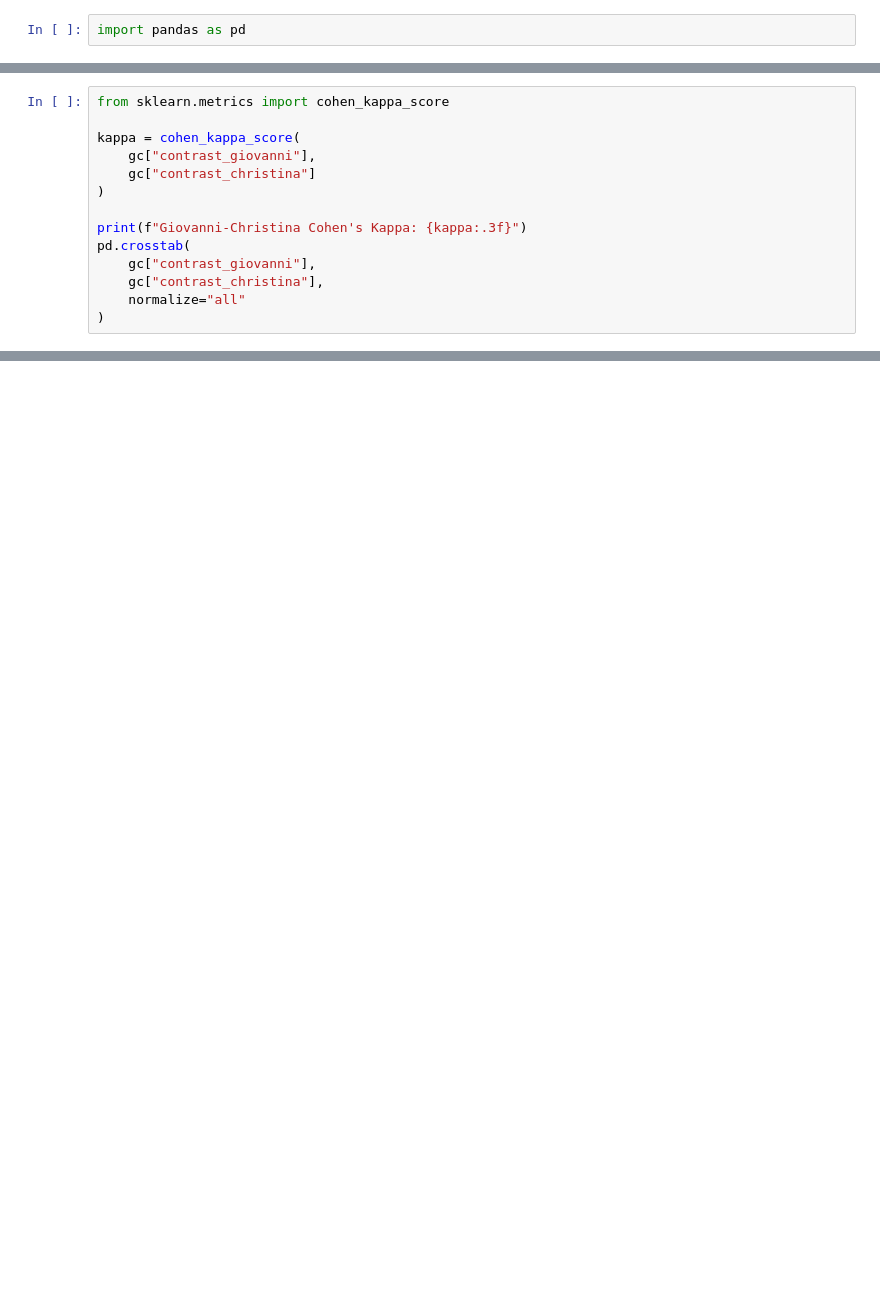
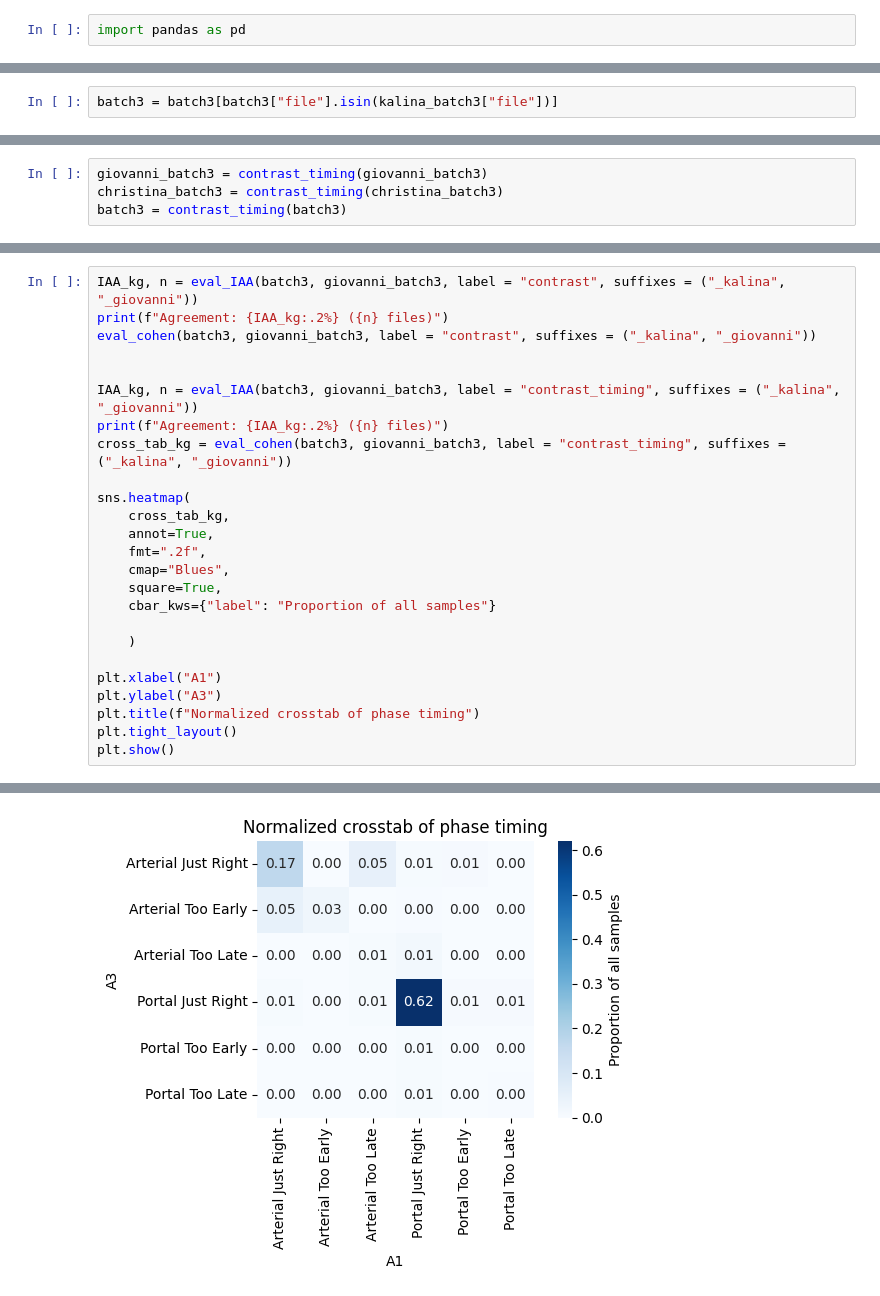
Before and after one commit to ljestaciocerquin/contrast_phase, a Jupyter notebook: data/inter_reader_agreement.ipynb, the cells around one changed output, grey strips where cells are left out. Drawn from its saved outputs; the diff is of its cells as text; blank space fills up the shorter version.

```diff
--- a/data/inter_reader_agreement.ipynb
+++ b/data/inter_reader_agreement.ipynb
@@ -27,0 +29,2 @@ print(len(giovanni_batch3), len(christina_batch3))
+# %%
+batch3 = batch3[batch3["file"].isin(kalina_batch3["file"])]
@@ -103,3 +170,7 @@ giovanni_batch3
+# %%
+giovanni_batch3 = contrast_timing(giovanni_batch3)
+christina_batch3 = contrast_timing(christina_batch3)
+batch3 = contrast_timing(batch3)
 # %%
 print(
     "Duplicate files in Giovanni:",
@@ -202,14 +239,0 @@ Number of overlapping samples: 358
-# %%
-from sklearn.metrics import cohen_kappa_score
-
-kappa = cohen_kappa_score(
-    gc["contrast_giovanni"],
-    gc["contrast_christina"]
-)
-
-print(f"Giovanni-Christina Cohen's Kappa: {kappa:.3f}")
-pd.crosstab(
-    gc["contrast_giovanni"],
-    gc["contrast_christina"],
-    normalize="all"
-)
@@ -314,0 +293,26 @@ ck
+# %%
+IAA_kg, n = eval_IAA(batch3, giovanni_batch3, label = "contrast", suffixes = ("_kalina", "_giovanni"))
+print(f"Agreement: {IAA_kg:.2%} ({n} files)")
+eval_cohen(batch3, giovanni_batch3, label = "contrast", suffixes = ("_kalina", "_giovanni"))
+
+
+IAA_kg, n = eval_IAA(batch3, giovanni_batch3, label = "contrast_timing", suffixes = ("_kalina", "_giovanni"))
+print(f"Agreement: {IAA_kg:.2%} ({n} files)")
+cross_tab_kg = eval_cohen(batch3, giovanni_batch3, label = "contrast_timing", suffixes = ("_kalina", "_giovanni"))
+
+sns.heatmap(
+    cross_tab_kg,
+    annot=True,
+    fmt=".2f",
+    cmap="Blues",
+    square=True,
+    cbar_kws={"label": "Proportion of all samples"}
+
+    )
+
+plt.xlabel("A1")
+plt.ylabel("A3")
+plt.title(f"Normalized crosstab of phase timing")
+plt.tight_layout()
+plt.show()
+# %% [output]
@@ -314,0 +341 @@ ck
+[figure, added]
```
Also changed, not shown: parts of 28 cells of this notebook, 12 other files.
